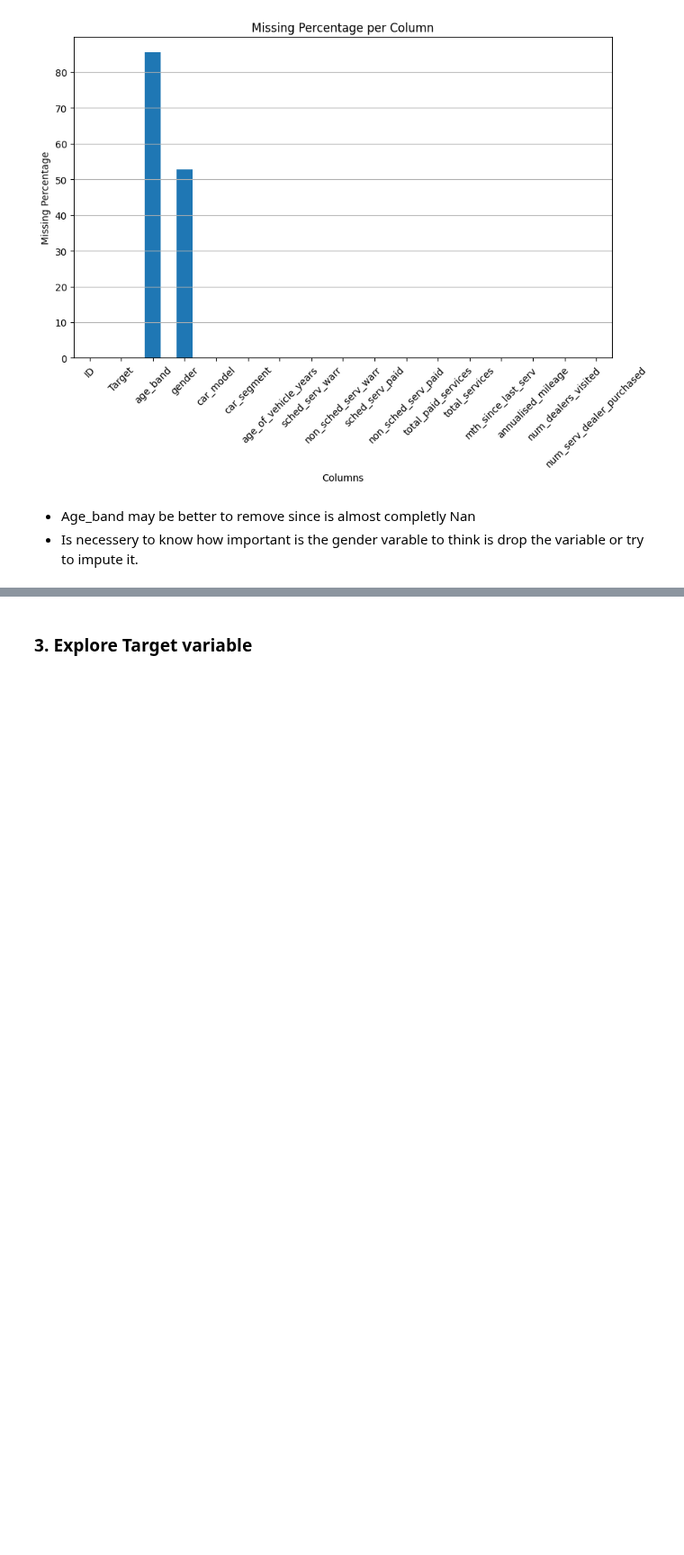
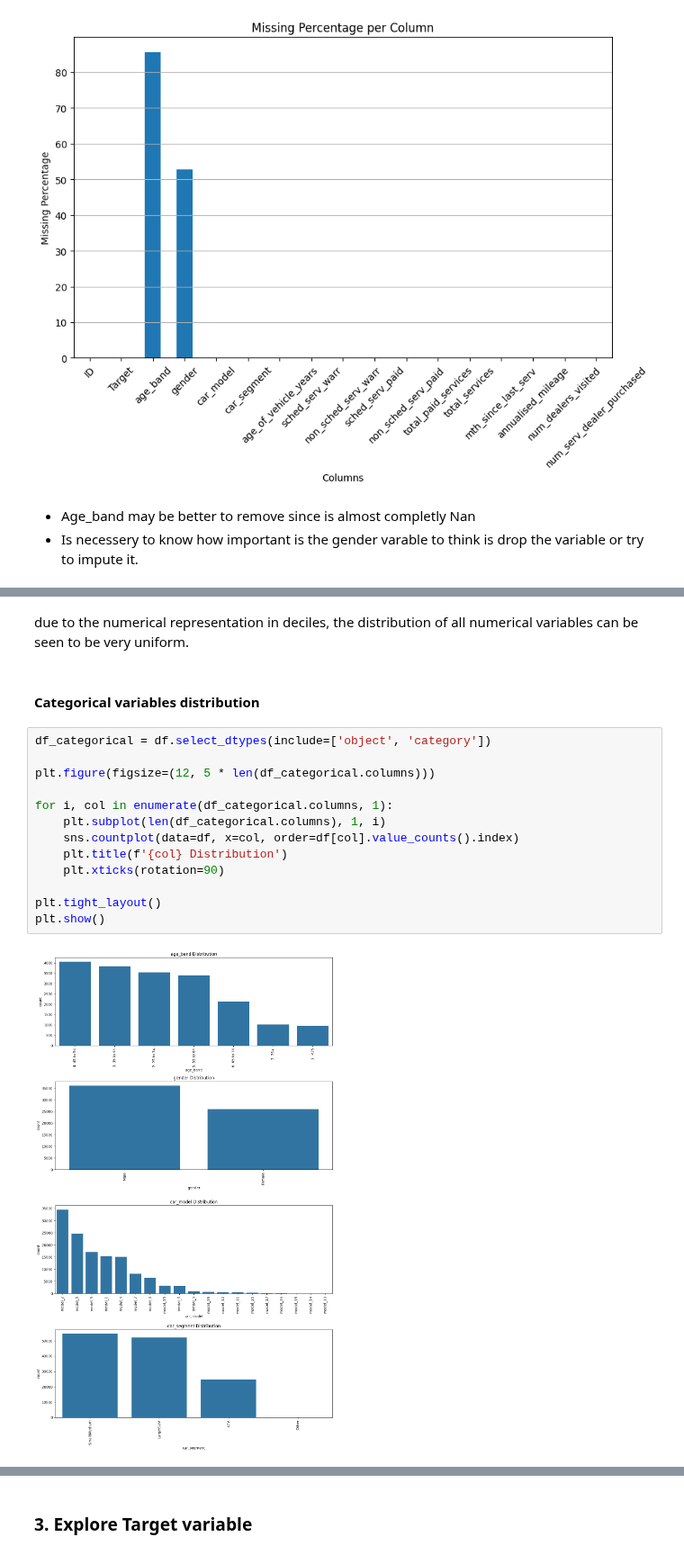
Before and after one commit to smonto43/UTS_MDSI, a Jupyter notebook: 36106MLAA/Assigment2/MLAA_Notebook_Template.ipynb, the cells around one changed output, grey strips where cells are left out. Shown at 90% size. Drawn from its saved outputs; the diff is of its cells as text; blank space fills up the shorter version.

```diff
--- a/36106MLAA/Assigment2/MLAA_Notebook_Template.ipynb
+++ b/36106MLAA/Assigment2/MLAA_Notebook_Template.ipynb
@@ -127,0 +172,19 @@ plt.show()
+# %% [markdown]
+due to the numerical representation in deciles, the distribution of all numerical variables can be seen to be very uniform.
+# %% [markdown]
+#### Categorical variables distribution
+# %%
+df_categorical = df.select_dtypes(include=['object', 'category'])
+
+plt.figure(figsize=(12, 5 * len(df_categorical.columns)))
+
+for i, col in enumerate(df_categorical.columns, 1):
+    plt.subplot(len(df_categorical.columns), 1, i)
+    sns.countplot(data=df, x=col, order=df[col].value_counts().index)
+    plt.title(f'{col} Distribution')
+    plt.xticks(rotation=90)
+
+plt.tight_layout()
+plt.show()
+# %% [output]
+[figure, added]
```
Also changed, not shown: parts of 21 cells of this notebook.
